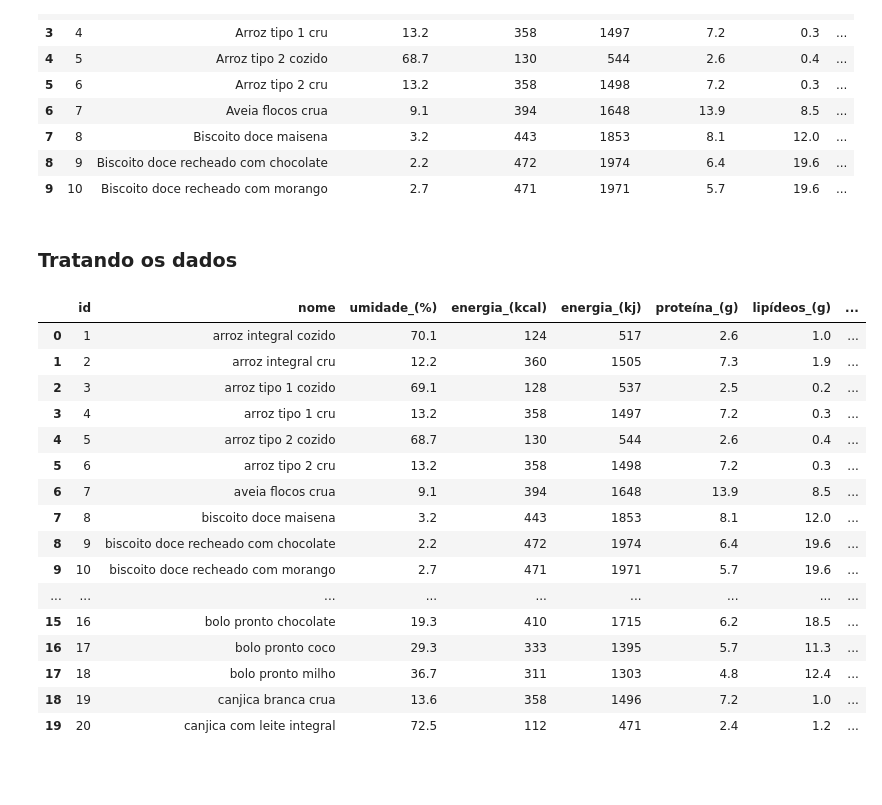
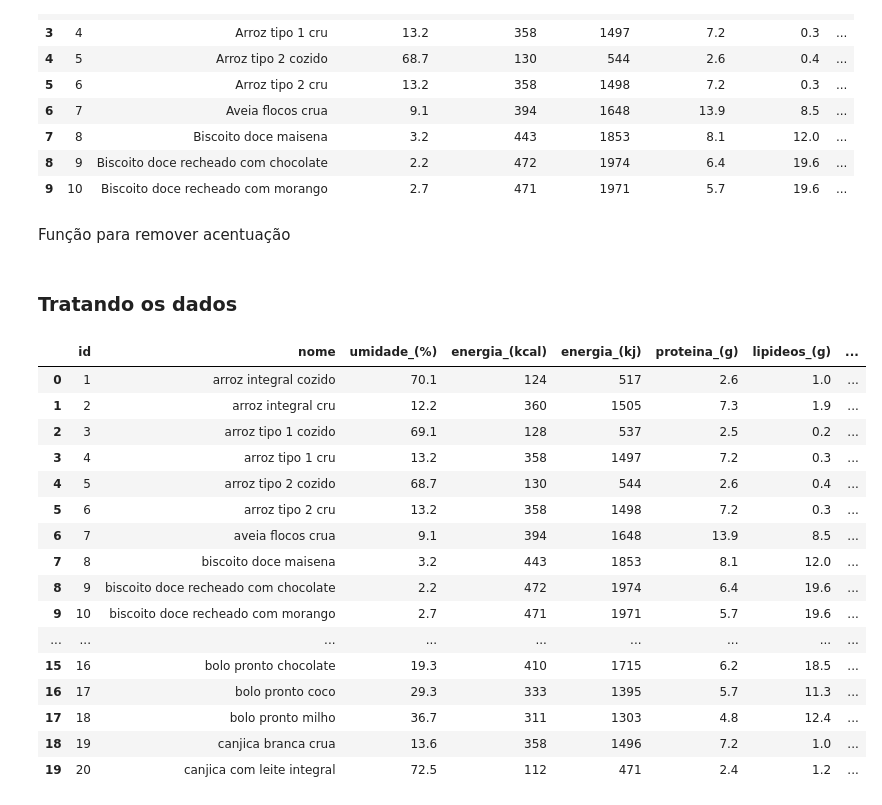
Before and after one commit to Byte-Boost/AIService_Junipy, a Jupyter notebook: src/app.ipynb, the cells around one changed output. Drawn from its saved outputs; the diff is of its cells as text; code cells hidden in the pictures; blank space fills up the shorter version.

```diff
--- a/src/app.ipynb
+++ b/src/app.ipynb
@@ -81,32 +83,48 @@ taco.head(10)
 | 7 | 8 | Biscoito doce maisena | 3.2 | 443 | 1853 | 8.1 | 12.0 | ... |
 | 8 | 9 | Biscoito doce recheado com chocolate | 2.2 | 472 | 1974 | 6.4 | 19.6 | ... |
 | 9 | 10 | Biscoito doce recheado com morango | 2.7 | 471 | 1971 | 5.7 | 19.6 | ... |
+# %% [markdown]
+Função para remover acentuação
+# %%
+def remove_accents(input_str):
+    if not isinstance(input_str, str):
+        return input_str
+
+    text_normalized = unicodedata.normalize('NFKD', input_str)
+    only_ascii = text_normalized.encode('ASCII', 'ignore')
+    return only_ascii.decode('utf-8')
 # %% [markdown]
 ### Tratando os dados
 # %%
 formattedTACO = taco
 
 for col in formattedTACO.columns:
     formattedTACO[col] = formattedTACO[col].replace(pd.NA, "0")
     formattedTACO[col] = formattedTACO[col].replace(" NA", "0")
     formattedTACO[col] = formattedTACO[col].replace(" Tr", "0")
     formattedTACO[col] = formattedTACO[col].replace(" ", "0")
+    formattedTACO[col] = formattedTACO[col].apply(remove_accents)
+
+
 
 # print(type(formattedTACO[' Colesterol (mg)'].iloc[6]))
+
+
 
 
 formattedTACO.columns = formattedTACO.columns.str.lower()
 formattedTACO.columns = formattedTACO.columns.str.replace(" ", "_")
 formattedTACO.columns = formattedTACO.columns.str.replace(" ", "", 1)
-
+formattedTACO.columns = formattedTACO.columns.str.replace("", "", 1)
+formattedTACO.columns = formattedTACO.columns.map(remove_accents)
 
 formattedTACO["nome"] = formattedTACO["nome"].str.lower()
 
 
 formattedTACO.to_csv("../docs/datasets/formattedTACO.csv", index=False)
 formattedTACO.head(20)
 # %% [output]
-|  | id | nome | umidade_(%) | energia_(kcal) | energia_(kj) | proteína_(g) | lipídeos_(g) | ... |
+|  | id | nome | umidade_(%) | energia_(kcal) | energia_(kj) | proteina_(g) | lipideos_(g) | ... |
 | 0 | 1 | arroz integral cozido | 70.1 | 124 | 517 | 2.6 | 1.0 | ... |
 | 1 | 2 | arroz integral cru | 12.2 | 360 | 1505 | 7.3 | 1.9 | ... |
 | 2 | 3 | arroz tipo 1 cozido | 69.1 | 128 | 537 | 2.5 | 0.2 | ... |
```
Also changed, not shown: parts of 1 cell of this notebook, 1 other file.
